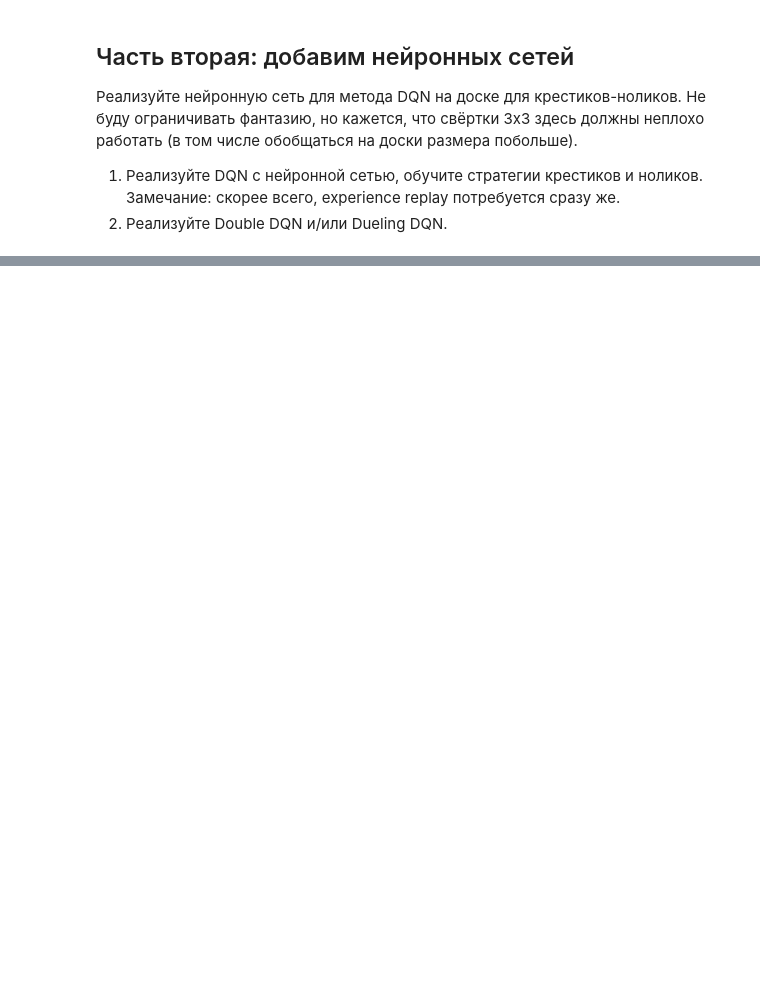
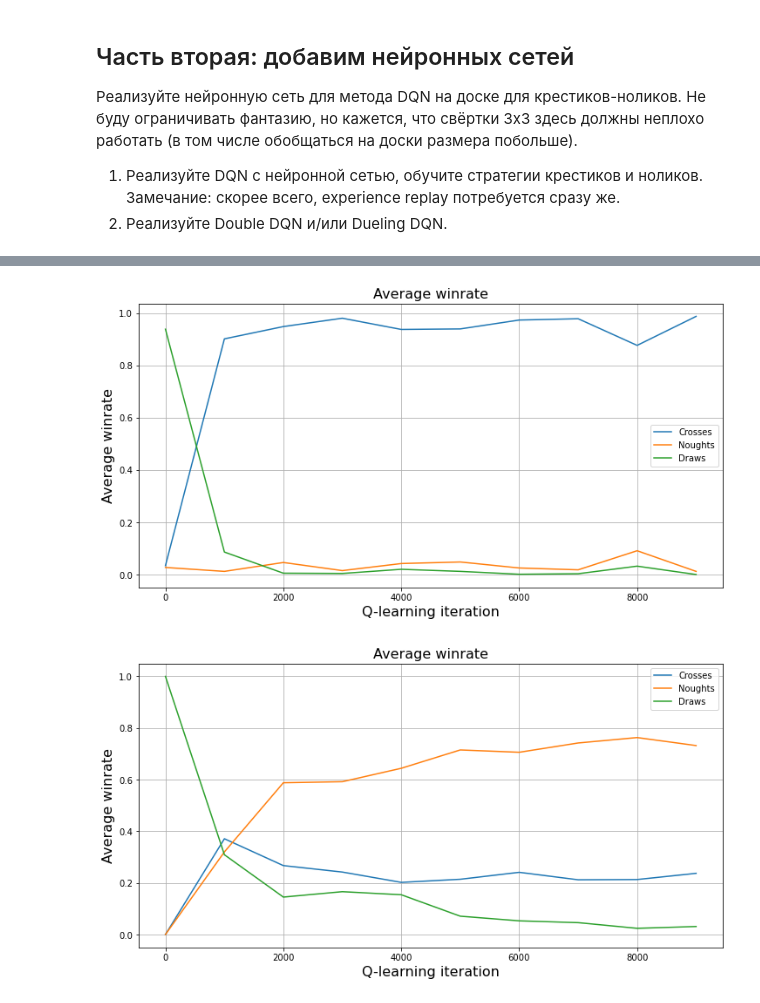
Before and after one commit to alex-tikh/MADE_3_dl, a Jupyter notebook: hw2/HW2.ipynb, the cells around one changed output, grey strips where cells are left out. Drawn from its saved outputs; the diff is of its cells as text; code cells hidden in the pictures; blank space fills up the shorter version.

```diff
--- a/hw2/HW2.ipynb
+++ b/hw2/HW2.ipynb
@@ -253,0 +500,28 @@ plot_history(noughts_history)
+# %%
+agents = {-1: Agent(model=DQN_3x3(hidden_dim=256)), 1: Agent(model=DQN_3x3(hidden_dim=256))}
+# %%
+n_trials = 10000
+batch_size = 512
+# %%
+agents, scores_crosses_nn, scores_nought_nn  = run_learning(
+    env_3_nn, agents,
+    epochs=n_trials, eps=0.5, batch_size=batch_size,gamma=0.9, evaluate_every=1000
+)
+# %%
+def plot_history(history, fontsize: int = 16, figsize: tuple = (12, 6)):
+    plt.figure(figsize=figsize)
+    plt.title("Average winrate", fontsize=fontsize)
+    plt.xlabel("Q-learning iteration", fontsize=fontsize)
+    plt.ylabel("Average winrate", fontsize=fontsize)
+    plt.plot(history["iteration"], history["crosses_win_rate"], label="Crosses")
+    plt.plot(history["iteration"], history["noughts_win_rate"], label="Noughts")
+    plt.plot(history["iteration"], history["draws_win_rate"], label="Draws")
+    plt.legend(loc="best")
+    plt.grid()
+    plt.show()
+# %%
+plot_history(scores_crosses_nn)
+plot_history(scores_nought_nn)
+# %% [output]
+[figure, added]
+[figure, added]
```
Also changed, not shown: parts of 18 cells of this notebook.
